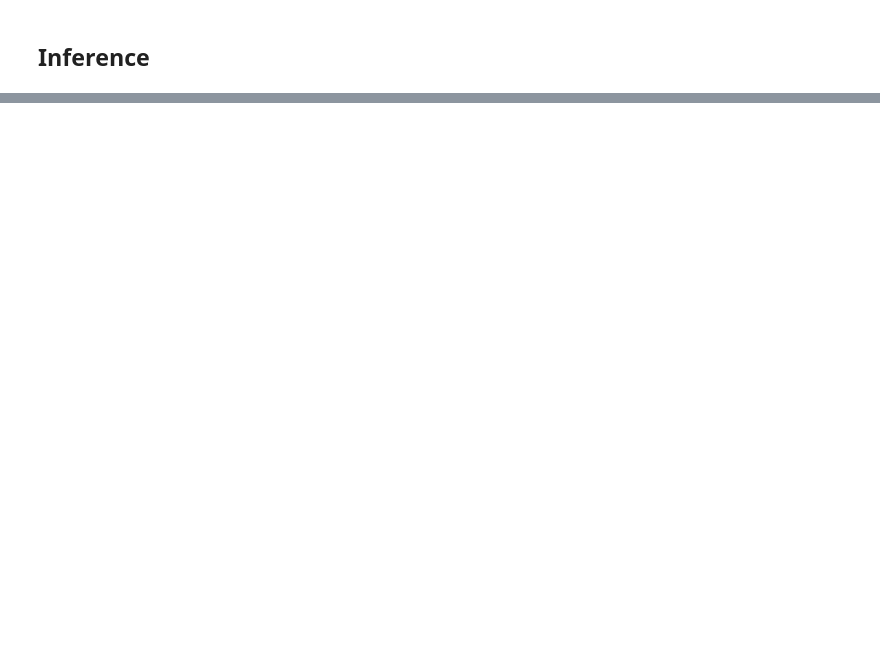
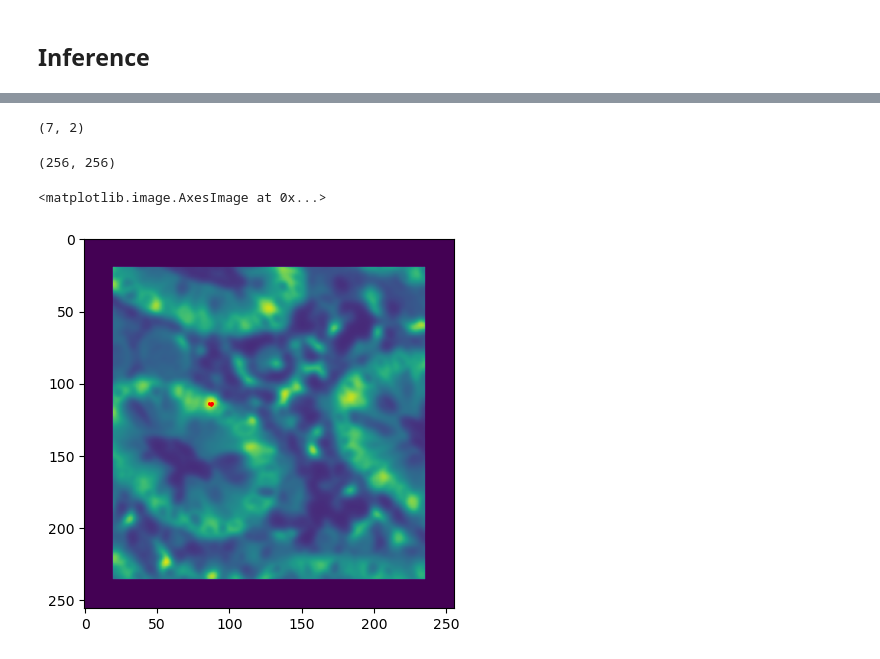
Before and after one commit to NischalSuresh/StarDist-Lizard, a Jupyter notebook: main.ipynb, the cells around one changed output, grey strips where cells are left out. Saved outputs shown, nothing was run; the diff lists cells and outputs as text; code cells hidden in the pictures; blank space fills up the shorter version.

```diff
--- a/main.ipynb
+++ b/main.ipynb
@@ -207,0 +226,19 @@ torch.save(model.state_dict(), './output/weights/model.pth')
+# %%
+# pred_prob = pred_prob.cpu().numpy().squeeze()
+percentile_99_5 = np.percentile(pred_prob, 99.99)
+# select points where object_probabilities > percentile_99.5
+mid_points = np.argwhere(pred_prob > percentile_99_5)
+# %%
+mid_points.shape
+# %% [output]
+(7, 2)
+# %%
+pred_prob.shape
+# %% [output]
+(256, 256)
+# %%
+plt.scatter(mid_points[:,1], mid_points[:,0], s=1, c='r')
+plt.imshow(pred_prob)
+# %% [output]
+<matplotlib.image.AxesImage at 0x...>
+[figure, added]
```
Also changed, not shown: parts of 21 cells of this notebook, 3 other files.
